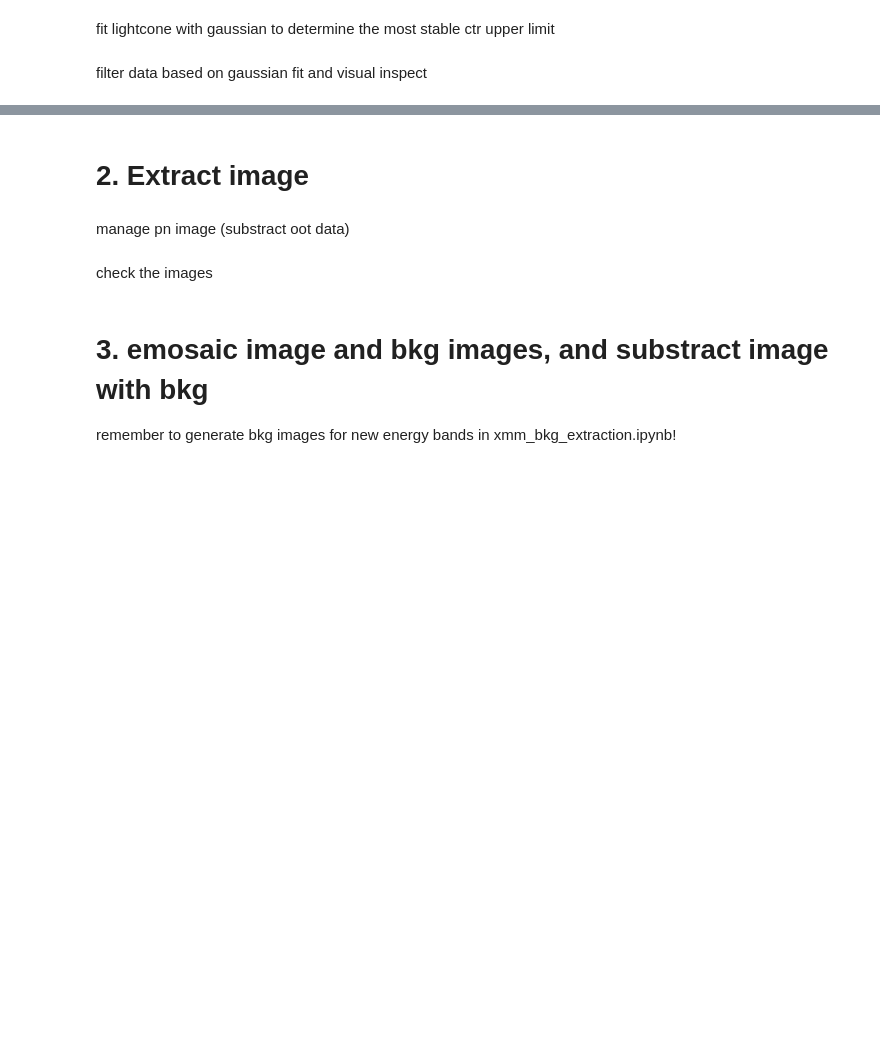
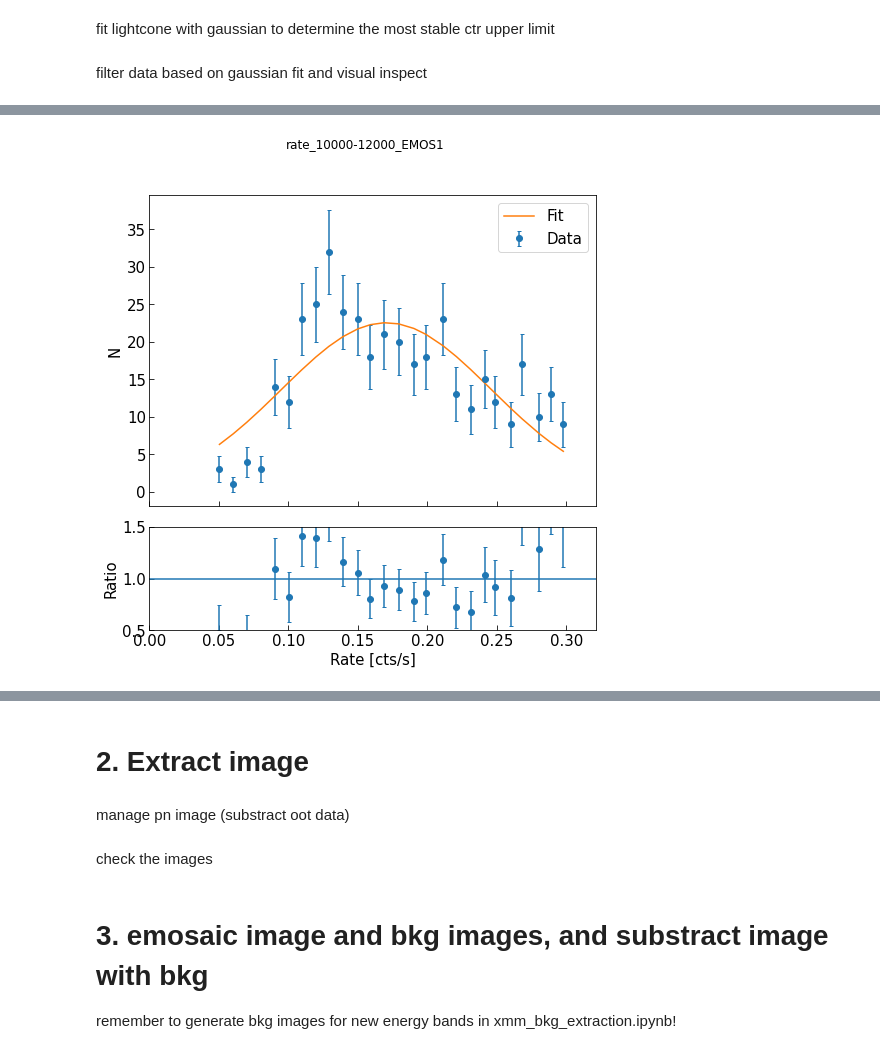
Before and after one commit to yanlingchen1/XMM_datareduction, a Jupyter notebook: xmm_data_extraction.ipynb, the cells around one changed output, grey strips where cells are left out. Drawn from its saved outputs; the diff is of its cells as text; code cells hidden in the pictures; blank space fills up the shorter version.

```diff
--- a/xmm_data_extraction.ipynb
+++ b/xmm_data_extraction.ipynb
@@ -354,0 +277,99 @@ tabgtigen table=rate_10000-12000_EMOS2.fits expression="RATE<=0.3484103026913376
+# %%
+from fit_gauss_to_lc import fit_lc_dirty, create_logfile
+import datetime
+import glob
+# Create GTI and filter
+instruments = ['EMOS1', 'EMOS2', 'EPN', 'Oot']
+energy_bands_1 = [(10, 12), (10,12), (10,14), (10,14)]
+energy_bands_2 = [(0.4, 1), (0.4, 1), (0.4, 1), (0.4, 1)]
+# energy_bands_2 = [(4, 10), (4, 10), (4, 10), (4, 10)]
+scale = [2,2,2,2]
+'''
+STEP0: extract lightcurves
+Generate lightcurve of 10-12 keV, 0.4-1keV for EMOS1, EMOS2.
+Generate lightcurve of 10-14 keV, 0.4-1keV for EPN, Oot.
+The time bin is 100s.
+-> rate_10000-12000_EMOS*.fits, rate_10000-14000_EPN.fits, rate_10000-14000_Oot.fits, rate_400-1000_EMOS*.fits,
+
+STEP1: clean at high energy range
+For 10-12keV (10-14 keV) lightcurve for EMOS (EPN), fit gaussian iteratively until the parameters don't change.
+Visually inspect if the fitting curve and the data look like gaussian, if not, lower the ctr limit and refit.
+Finally, for EMOS1 in obs101, limit ctr< 0.3 looks like gaussian.
+-> {inst}_gti_hiband.fits, {inst}_hiband_clean_fov.fits, rate_400-1000_{inst}_hiband_clean.fits
+
+STEP2: clean at low energy range (0.4-1 keV)
+-> {inst}_gti_loband.fits, {inst}_hiband_loband_clean_fov.fits
+
+STEP3: calculate exptime after filtered
+'''
+
+
+# firstly filter the gti for high energy band (10-12keV for mos, 10-14keV for pn)
+
+energy_names = ['hiband', 'loband']
+os.chdir(f'/stage/headat/yanling/XMM_datareduction')
+
+for obs in ['101', '201']:
+    os.system(f'rm log/{datetime.date.today()}/{obs}/*')
+    print(obs)
+    energy_bands = energy_bands_1
+    j = 0
+    data_dir = f'/stage/headat/yanling/xmm/reduction_230227/{obs}'
+    f1 = open(f'{data_dir}/data_gti_{energy_names[j]}.sh', 'w')
+    f2 = open(f'{data_dir}/data_clean_{energy_names[j]}.sh', 'w')
+    for i, instrument in enumerate(instruments):
+        fname = f'rate_{int(1000*energy_bands[i][0])}-{int(1000*energy_bands[i][1])}_{instrument}.fits'
+        # create logger
+        os.makedirs(f'log/{datetime.date.today()}/{obs}', exist_ok=True)
+        logger = create_logfile('fit_lc_dirty', f'log/{datetime.date.today()}/{obs}/fit_lc_dirty.log')
+        logger.info(f'filtering {fname}')
+        figpath = f'/stage/headat/yanling/XMM_datareduction/fig/{datetime.date.today()}/{obs}'
+        os.makedirs(figpath, exist_ok=True)
+        amp, mean, sigma, hist, bin_mid = fit_lc_dirty(25, fname, data_dir, scale[i], 120, logger, figpath = figpath, EMOS_cts_limit=0.3, PLOT=True)
+        max_cts = 2*sigma + mean
+        print(f'tabgtigen table={fname} expression="RATE<={max_cts}" gtiset={instrument}_gti_{energy_names[j]}.fits')
+        f1.write(f'tabgtigen table={fname} expression="RATE<={max_cts}" gtiset={instrument}_gti_{energy_names[j]}.fits\n')
+        fname = glob.glob(f'{data_dir}/*{instrument}*_ImagingEvts.ds')[0]
+        fname = fname.split('/')[-1]
+        fname2 = f'rate_{int(1000*energy_bands_2[i][0])}-{int(1000*energy_bands_2[i][1])}_{instrument}.fits'
+        f2.write(f'evselect table={fname} withfilteredset=Y filteredset={instrument}_{energy_names[j]}_clean.fits destruct=Y keepfilteroutput=T expression="gti({instrument}_gti_{energy_names[j]}.fits,TIME)&&(PI>150)"\n')
+        f2.write(f'evselect table={fname2} withfilteredset=Y filteredset={fname2.split(".")[0]}_{energy_names[j]}_clean.fits destruct=Y keepfilteroutput=T expression="gti({instrument}_gti_{energy_names[j]}.fits,TIME)&&(PI>150)"\n')
+        if(instrument == 'EPN') or (instrument =='Oot'):
+            ins = 'EP'
+        else:
+            ins = 'EM'
+        f2.write(f'evselect table={fname} withfilteredset=Y filteredset={instrument}_{energy_names[j]}_clean_fov.fits destruct=Y keepfilteroutput=T \
+expression="##XMMEA_{ins}&&gti({instrument}_gti_{energy_names[j]}.fits,TIME)&&(PI>150)"\n')
+        f2.write(f'evselect table={fname2} withfilteredset=Y filteredset={fname2.split(".")[0]}_{energy_names[j]}_clean_fov.fits destruct=Y keepfilteroutput=T \
+expression="##XMMEA_{ins}&&gti({instrument}_gti_{energy_names[j]}.fits,TIME)&&(PI>150)"\n')
+    f2.close()
+    f1.close()
+# NOTICE: RUN data_gti_hiband.sh  & data_clean_hiband.sh in 101 and 201 dir first then run the following
+# then further filter the gti previously filtered gti for lower broad energy band (4-10 keV for mos and pn)
+    energy_bands = energy_bands_2
+    j = 1
+    data_dir = f'/stage/headat/yanling/xmm/reduction_230227/{obs}'
+    scale = [2,2,2,2]
+    f1 = open(f'{data_dir}/data_gti_{energy_names[j]}.sh', 'w')
+    f2 = open(f'{data_dir}/data_clean_{energy_names[j]}.sh', 'w')
+    for i, instrument in enumerate(instruments):
+        fname = f'rate_{int(1000*energy_bands[i][0])}-{int(1000*energy_bands[i][1])}_{instrument}_hiband_clean.fits'
+        # create logger
+        logger = create_logfile('fit_lc_dirty', f'log/{datetime.date.today()}/{obs}/fit_lc_dirty_loband.log')
+        logger.info(f'filtering {fname}')
+        figpath = f'/stage/headat/yanling/XMM_datareduction/fig/{datetime.date.today()}/{obs}'
+        os.makedirs(figpath, exist_ok=True)
+        amp, mean, sigma, hist, bin_mid = fit_lc_dirty(25, fname, data_dir, scale[i], 120, logger, figpath = figpath, PN_cts_limit=3, EMOS_cts_limit=0.6, PLOT=True)
+        max_cts = 2*sigma + mean
+        print(f'tabgtigen table={fname} expression="RATE<={max_cts}" gtiset={instrument}_gti_{energy_names[j]}.fits')
+        f1.write(f'tabgtigen table={fname} expression="RATE<={max_cts}" gtiset={instrument}_gti_{energy_names[j]}.fits\n')
+        fname = f'{instrument}_hiband_clean_fov.fits'
+
+        if(instrument == 'EPN') or (instrument =='Oot'):
+            ins = 'EP'
+        else:
+            ins = 'EM'
+        f2.write(f'evselect table={fname} withfilteredset=Y filteredset={instrument}_hiband_{energy_names[j]}_clean_fov.fits destruct=Y keepfilteroutput=T expression="##XMMEA_{ins}&&gti({instrument}_gti_{energy_names[j]}.fits,TIME)&&(PI>150)"\n')
+    f2.close()
+    f1.close()
+# %% [output]
@@ -354,0 +377 @@ tabgtigen table=rate_10000-12000_EMOS2.fits expression="RATE<=0.3484103026913376
+[figure, added]
```
Also changed, not shown: parts of 5 cells of this notebook, 18 other files.
